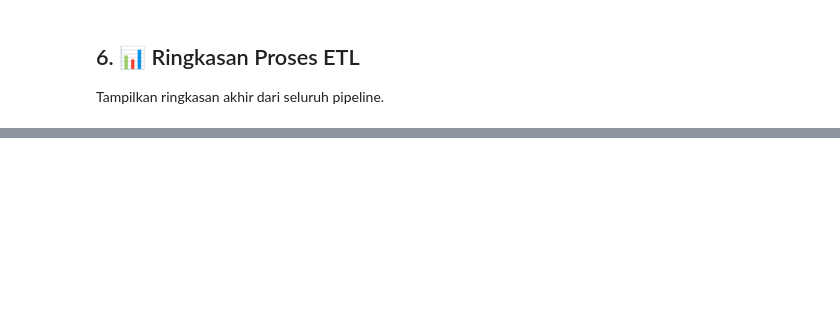
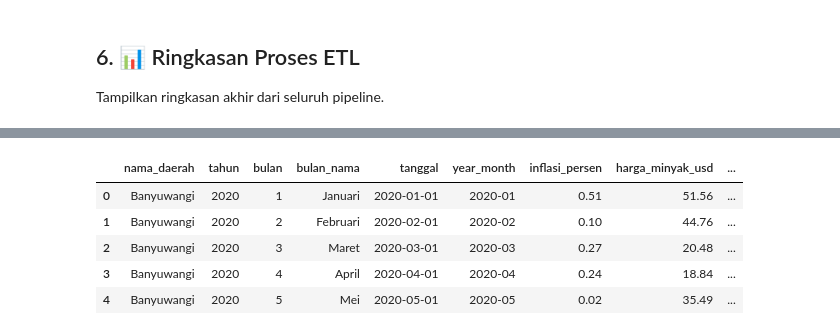
Before and after one commit to wrizzkyy/UAS_DataEngineering, a Jupyter notebook: ETL_Harga_Minyak_Inflasi_Indonesia.ipynb, the cells around one changed output, grey strips where cells are left out. Cells and saved outputs as stored; diff of their text form; code cells hidden in the pictures; blank space fills up the shorter version.

```diff
--- a/ETL_Harga_Minyak_Inflasi_Indonesia.ipynb
+++ b/ETL_Harga_Minyak_Inflasi_Indonesia.ipynb
@@ -844,6 +844,14 @@ def save_to_postgresql(
     conn_str = build_connection_string(db_config)
 
     try:
+        df = df.copy()
+        for col in df.columns:
+            if pd.api.types.is_period_dtype(df[col]):
+                df[col] = df[col].astype(str)
+                logger.info(f"  Konversi Period → str : kolom '{col}'")
+            elif pd.api.types.is_bool_dtype(df[col]):
+                df[col] = df[col].astype(bool)
+
         engine = create_engine(conn_str, connect_args={"connect_timeout": 10})
 
         logger.info(f"Mencoba koneksi ke database '{db_config['database']}' ...")
@@ -942,0 +941,31 @@ print("=" * 60)
+# %%
+# Load environment variables
+load_dotenv()
+
+db_config = {
+    "host"    : os.getenv("AIVEN_HOST"),
+    "port"    : os.getenv("AIVEN_PORT", "5432"),
+    "database": os.getenv("AIVEN_DATABASE"),
+    "user"    : os.getenv("AIVEN_USER"),
+    "password": os.getenv("AIVEN_PASSWORD"),
+}
+
+
+query = "SELECT * FROM inflasi_minyak_indonesia LIMIT 5"
+
+conn_str = f"postgresql+psycopg2://{db_config['user']}:{db_config['password']}@{db_config['host']}:{db_config['port']}/{db_config['database']}?sslmode=require"
+
+try:
+    logger.info(f"[INFO] Mencoba koneksi ke database '{db_config['database']}' ...")
+    engine = create_engine(conn_str, connect_args={"connect_timeout": 10})
+
+    with engine.connect() as conn:
+        logger.info("[INFO] Koneksi berhasil! Mengambil data...")
+        df = pd.read_sql(query, conn)
+
+    logger.info(f"[INFO] Data berhasil ditarik: {df.shape[0]} baris.")
+    display(df.head())
+
+except Exception as e:
+    logger.error(f"[INFO] Gagal mengambil data dari database: {e}")
+# %% [output]
@@ -942,0 +975,6 @@ print("=" * 60)
+|  | nama_daerah | tahun | bulan | bulan_nama | tanggal | year_month | inflasi_persen | harga_minyak_usd | ... |
+| 0 | Banyuwangi | 2020 | 1 | Januari | 2020-01-01 | 2020-01 | 0.51 | 51.56 | ... |
+| 1 | Banyuwangi | 2020 | 2 | Februari | 2020-02-01 | 2020-02 | 0.10 | 44.76 | ... |
+| 2 | Banyuwangi | 2020 | 3 | Maret | 2020-03-01 | 2020-03 | 0.27 | 20.48 | ... |
+| 3 | Banyuwangi | 2020 | 4 | April | 2020-04-01 | 2020-04 | 0.24 | 18.84 | ... |
+| 4 | Banyuwangi | 2020 | 5 | Mei | 2020-05-01 | 2020-05 | 0.02 | 35.49 | ... |
```
Also changed, not shown: parts of 13 cells of this notebook, 1 other file.
